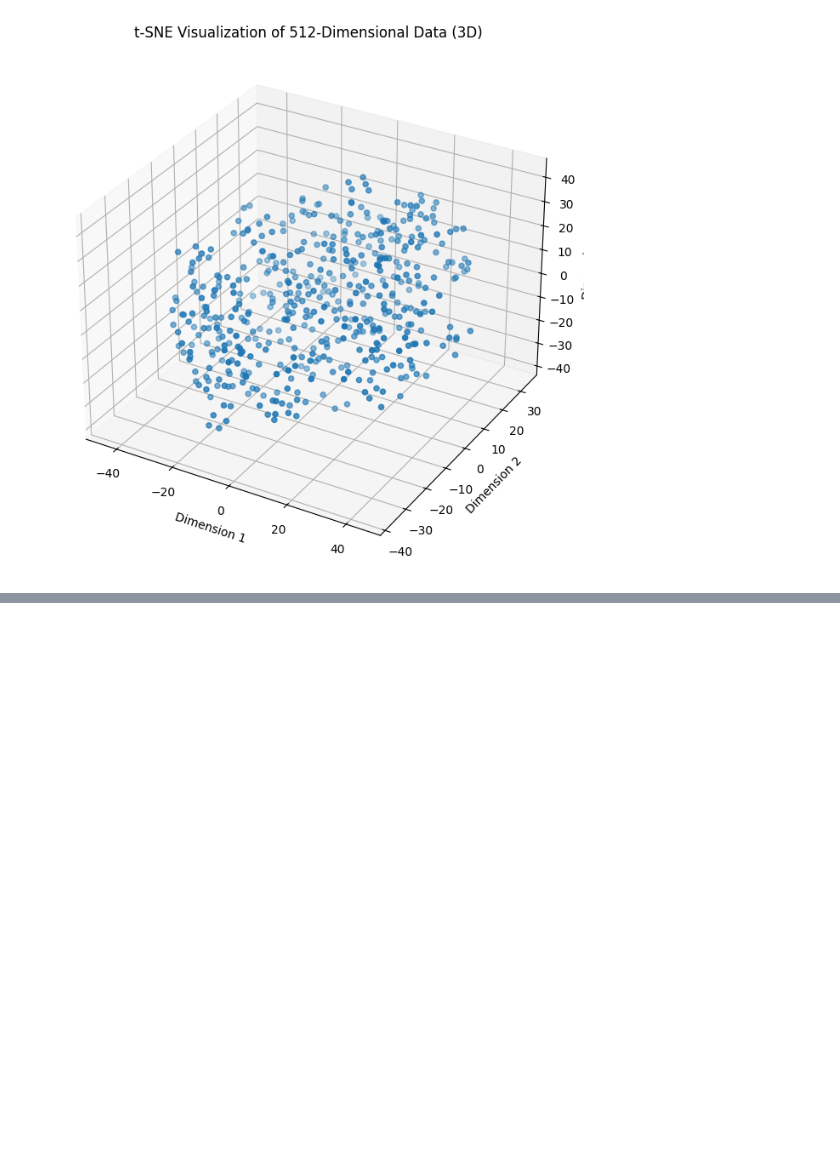
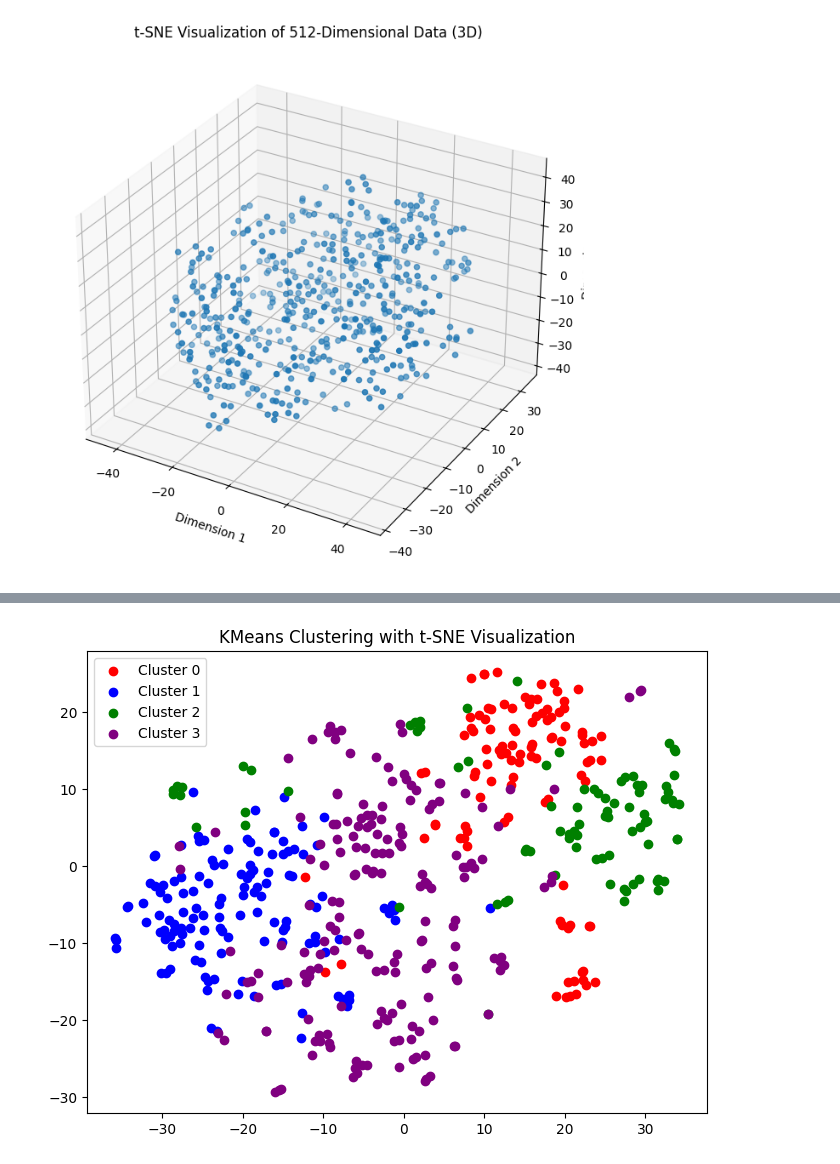
Before and after one commit to emerisly/cs6670, a Jupyter notebook: src/visualization.ipynb, the cells around one changed output, grey strips where cells are left out. Saved outputs shown, nothing was run; the diff lists cells and outputs as text; code cells hidden in the pictures; blank space fills up the shorter version.

```diff
--- a/src/visualization.ipynb
+++ b/src/visualization.ipynb
@@ -108,0 +142,33 @@ fig.show()
+# %%
+import numpy as np
+import matplotlib.pyplot as plt
+from sklearn.datasets import make_blobs
+from sklearn.cluster import KMeans
+from sklearn.manifold import TSNE
+
+# Generating random data
+# data, _ = make_blobs(n_samples=300, centers=4, random_state=42)
+
+image_subset = image_npy[:SIZE]
+
+# Clustering the data with KMeans (assuming there are 4 clusters)
+kmeans = KMeans(n_clusters=4)
+kmeans.fit(image_subset)
+predicted_labels = kmeans.predict(image_subset)
+
+# Applying t-SNE for visualization
+tsne = TSNE(n_components=2, random_state=42)
+tsne_data = tsne.fit_transform(image_subset)
+
+# Plotting the clustered data
+plt.figure(figsize=(8, 6))
+
+# Assigning different colors to different clusters
+colors = ['red', 'blue', 'green', 'purple']
+for label, color in zip(range(4), colors):
+    plt.scatter(tsne_data[predicted_labels == label, 0], tsne_data[predicted_labels == label, 1], c=color, label=f'Cluster {label}')
+
+plt.title('KMeans Clustering with t-SNE Visualization')
+plt.legend()
+plt.show()
+# %% [output]
@@ -108,0 +176 @@ fig.show()
+[figure, added]
```
Also changed, not shown: parts of 5 cells of this notebook, 3 other files.
